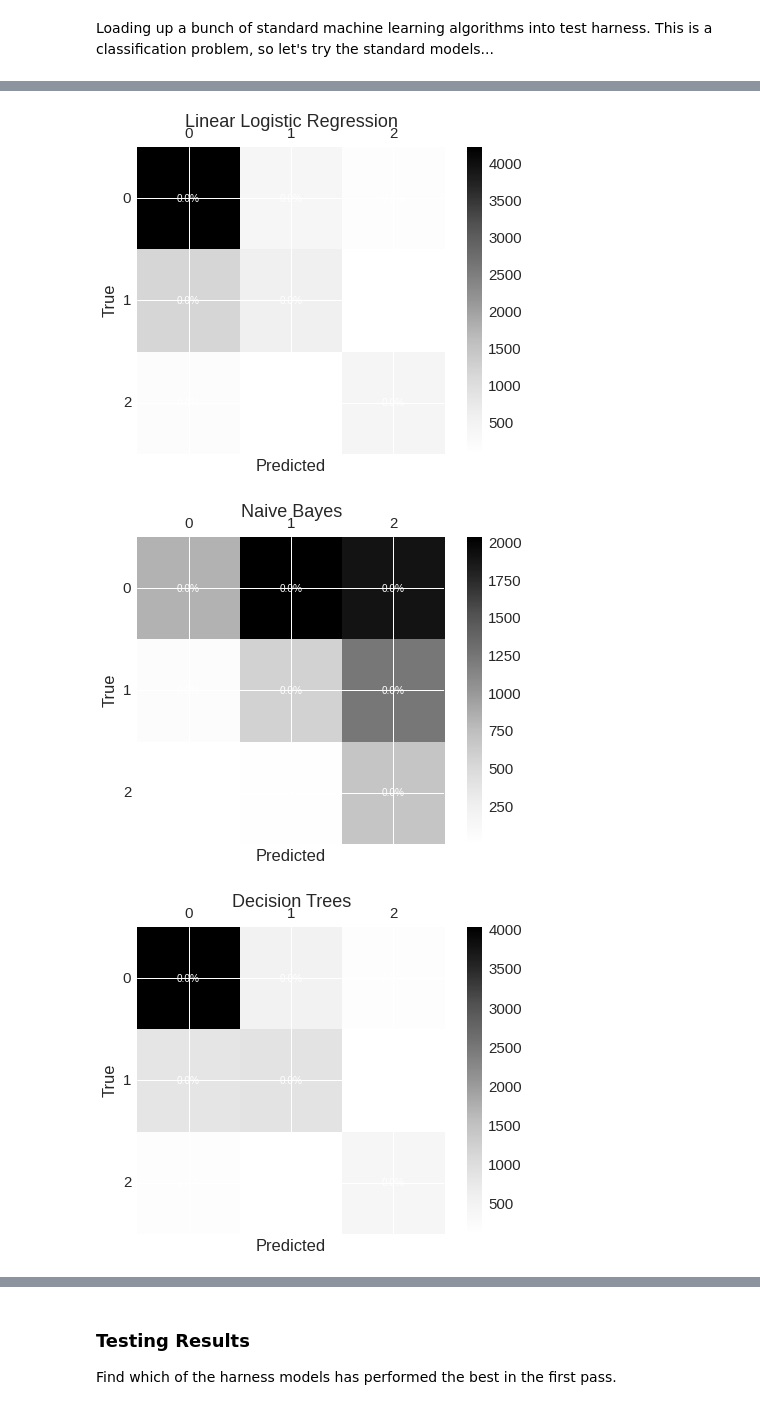
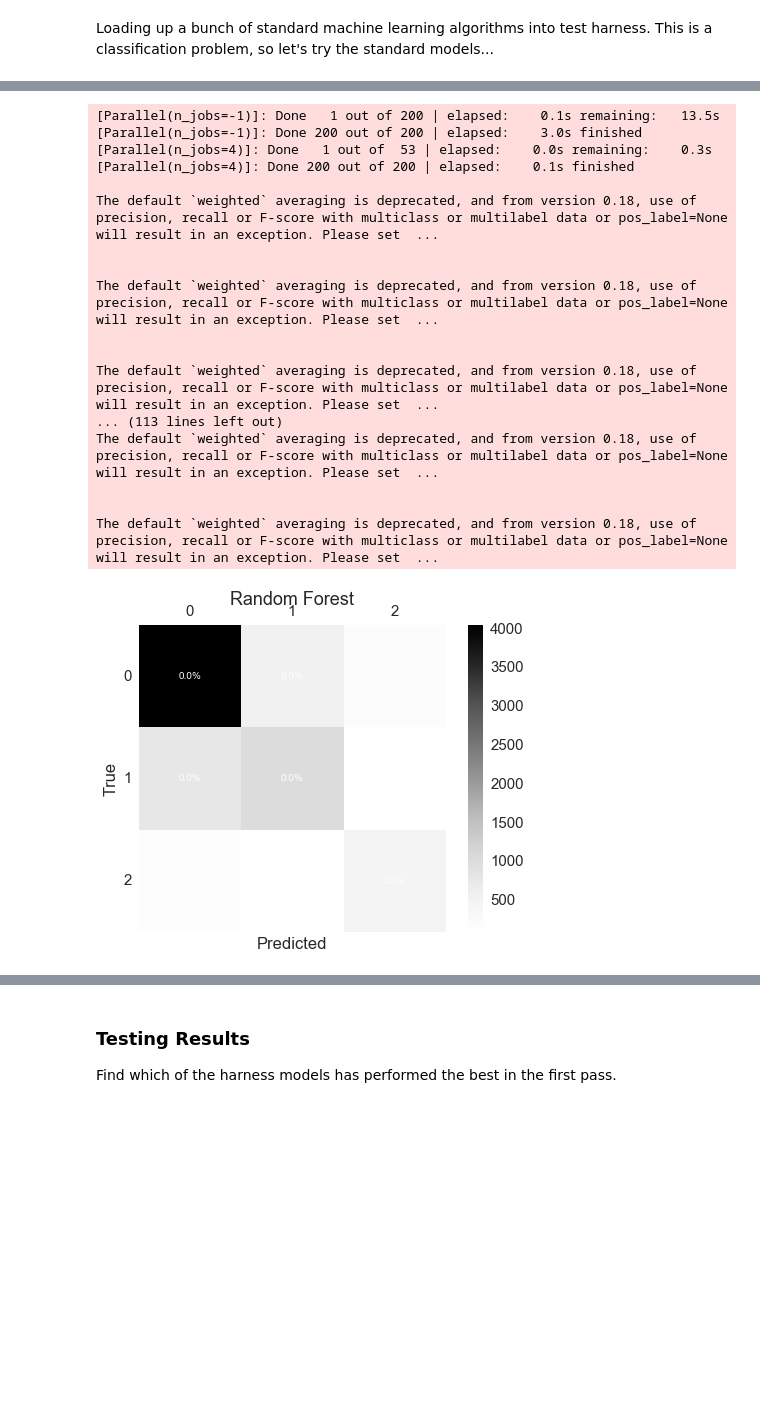
Before and after one commit to abiraja2004/ml_fun, a Jupyter notebook: telstra/notes.ipynb, the cells around one changed output, grey strips where cells are left out. Cells and saved outputs as stored; diff of their text form; code cells hidden in the pictures; blank space fills up the shorter version.

```diff
--- a/telstra/notes.ipynb
+++ b/telstra/notes.ipynb
@@ -738,0 +675,6 @@ animation.write_gif("junk2.gif", fps=20)
+# %%
+# viz the cluster dist
+from collections import Counter
+for i in Counter(dbclust).items():
+    print i
+sns.distplot(dbclust, kde=False)
@@ -858,22 +807,17 @@ Going to build test harness of test, train, and validation splits using KFolding
 
 Define the cross-validation and confusion matrix helper functions.
 # %%
-# load scikit harness
-from sklearn import metrics
-from sklearn.cross_validation import KFold
-
 # build a cross-validation function
 def run_cv(X, y, clf_class, **kwargs):
-    kf = KFold(len(y), n_folds=10, shuffle=True)
+    kf = cross_validation.KFold(len(y), n_folds=10, shuffle=True)
     y_pred = y.copy()
-    #mean_tpr = 0.0
     mean_acc = 0.0
     mean_prec = 0.0
     mean_recl = 0.0
     mean_f1 = 0.0
     for train_index, test_index in kf:
         clf = clf_class(**kwargs)
-        X_train, X_test = X[train_index], X[test_index]
+        X_train, X_test = X.ix[train_index], X.ix[test_index]
         y_train, y_test = y[train_index], y[test_index]
         clf.fit(X_train, y_train)
         y_pred[test_index] = clf.predict(X_test)
@@ -910,22 +854,24 @@ from xgboost import XGBClassifier as XGBC
 from sklearn.svm import SVC
 from sklearn.linear_model import LogisticRegression as LR
 from sklearn.naive_bayes import GaussianNB as NB
+from sklearn.tree import DecisionTreeClassifier as DT
 from sklearn.ensemble import RandomForestClassifier as RF
-from sklearn.ensemble import AdaBoostClassifier as ARF
-from sklearn.neighbors import KNeighborsClassifier as KNN
-from sklearn.neural_network import BernoulliRBM as RBM
-from sklearn.tree import DecisionTreeClassifier as DT
 
-# accuracy tests for some models
 ml_models = []
-#ml_models.append(["XGBoost", XGBC, {'max_depth':3, 'n_estimators':300, 'learning_rate':0.05}])
-#ml_models.append(["Support Vector Machine", SVC, {}])
-ml_models.append(["Linear Logistic Regression", LR, {'multi_class':'multinomial',
-                                                     'solver':'lbfgs'}])
-ml_models.append(["Naive Bayes", NB, {}])
-ml_models.append(["Decision Trees", DT, {}])
+#ml_models.append(["XGBoost", XGBC, {'max_depth':3,
+#                                    'n_estimators':300,
+#                                    'learning_rate':0.05,
+#                                    'verbose':1}])
+#ml_models.append(["Support Vector", SVC, {'verbose':1}])
+#ml_models.append(["Logistic Regression", LR, {'multi_class':'multinomial',
+#                                              'solver':'lbfgs',
+#                                              'verbose':1}])
+#ml_models.append(["Naive Bayes", NB, {'verbose':1}])
+#ml_models.append(["Decision Trees", DT, {'verbose':1}])
 ml_models.append(["Random Forest", RF, {'n_estimators':200,
-                                        'min_samples_split':2, 'n_jobs':-1}])
+                                        'min_samples_split':2,
+                                        'n_jobs':-1,
+                                        'verbose':1}])
 # %% [markdown]
 ### Measure Performance
 
@@ -933,24 +884,38 @@ Show me the accuracy (acc), precision (prec), recall (recl), confusion matrix (c
 # %%
 # process each model
 models = []
 acc = []
 prec = []
 recl = []
 f1 = []
 cms = []
-aucs = []
 for m in ml_models:
-    y_pred, mean_acc, mean_prec, mean_recl, mean_f1 = run_cv(X_nl, y, m[1], **m[2])
+    y_pred, mean_acc, mean_prec, mean_recl, mean_f1 = run_cv(X, y, m[1], **m[2])
     models.append(m[0])
     acc.append(mean_acc)
     prec.append(mean_prec)
     recl.append(mean_recl)
     f1.append(mean_f1)
     cms.append((m[0], metrics.confusion_matrix(y, y_pred)))
 
 # plot confusion matricies
 draw_confusion_matrices(cms, np.unique(y))
 # %% [output]
+[Parallel(n_jobs=-1)]: Done   1 out of 200 | elapsed:    0.1s remaining:   13.5s
+[Parallel(n_jobs=-1)]: Done 200 out of 200 | elapsed:    3.0s finished
+[Parallel(n_jobs=4)]: Done   1 out of  53 | elapsed:    0.0s remaining:    0.3s
+[Parallel(n_jobs=4)]: Done 200 out of 200 | elapsed:    0.1s finished
+
+The default `weighted` averaging is deprecated, and from version 0.18, use of precision, recall or F-score with multiclass or multilabel data or pos_label=None will result in an exception. Please set  ...
+
+
+The default `weighted` averaging is deprecated, and from version 0.18, use of precision, recall or F-score with multiclass or multilabel data or pos_label=None will result in an exception. Please set  ...
+
+
+The default `weighted` averaging is deprecated, and from version 0.18, use of precision, recall or F-score with multiclass or multilabel data or pos_label=None will result in an exception. Please set  ...
+... (113 lines left out)
+The default `weighted` averaging is deprecated, and from version 0.18, use of precision, recall or F-score with multiclass or multilabel data or pos_label=None will result in an exception. Please set  ...
+
+
+The default `weighted` averaging is deprecated, and from version 0.18, use of precision, recall or F-score with multiclass or multilabel data or pos_label=None will result in an exception. Please set  ...
-[figure, old version]
+[figure, new version]
-[figure, removed]
-[figure, removed]
```
Also changed, not shown: parts of 48 cells of this notebook.
